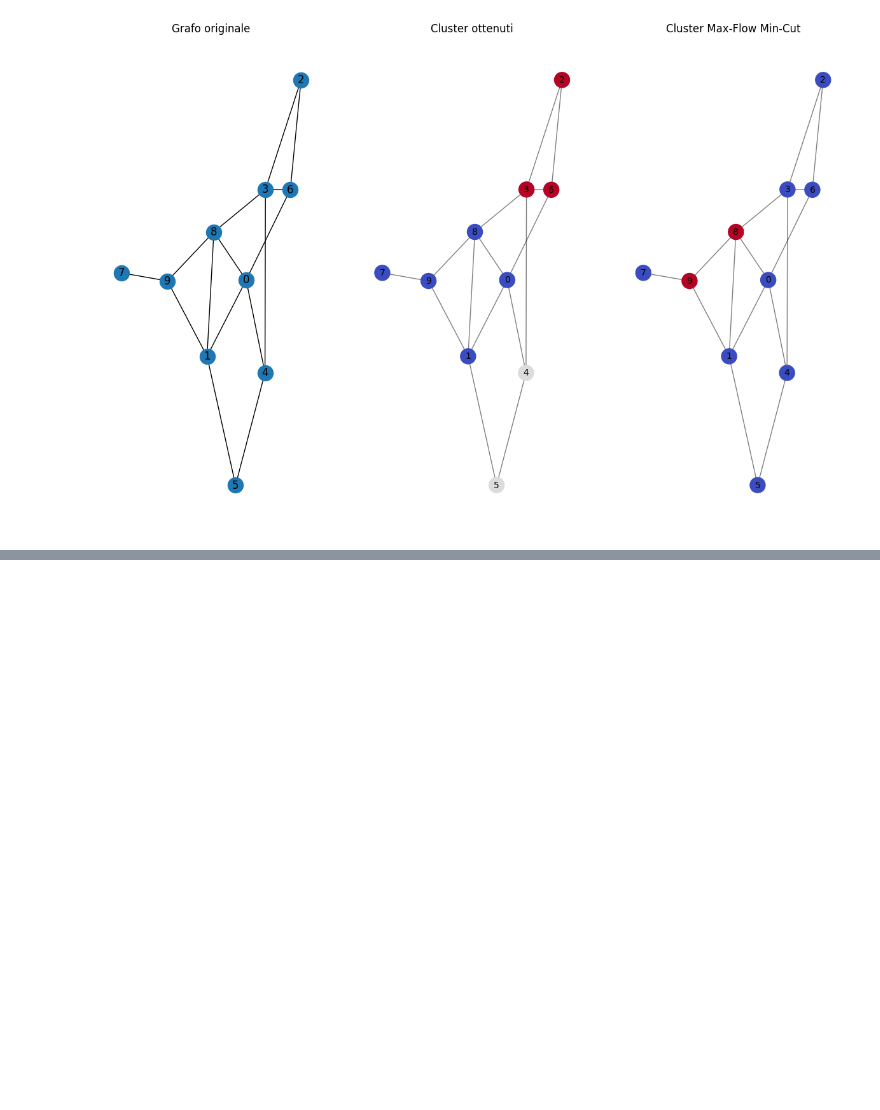
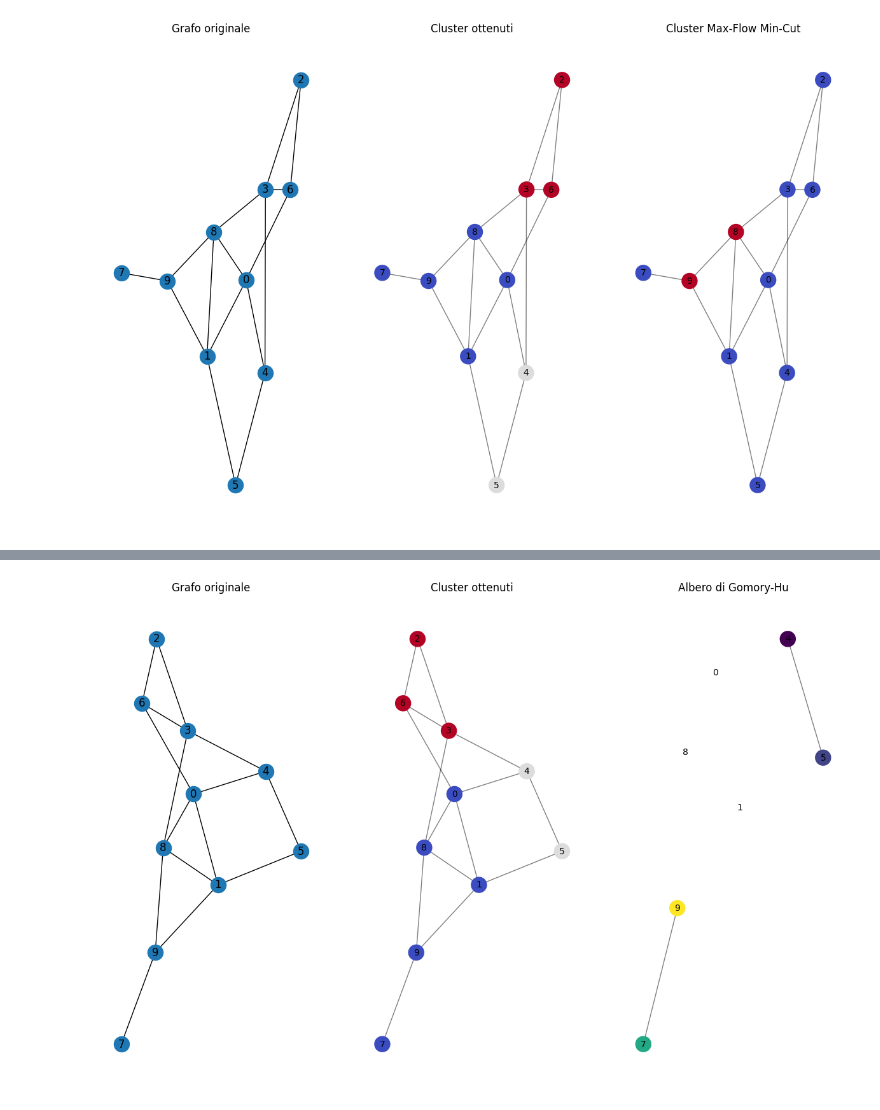
Before and after one commit to ele10-code/k-clustering, a Jupyter notebook: k-clustering.ipynb, the cells around one changed output, grey strips where cells are left out. Drawn from its saved outputs; the diff is of its cells as text; code cells hidden in the pictures; blank space fills up the shorter version.

Commit message:
albero di Gomory-Hu

```diff
--- a/k-clustering.ipynb
+++ b/k-clustering.ipynb
@@ -288,0 +350,77 @@ Archi del multi-cut:
+# %%
+import networkx as nx
+import matplotlib.pyplot as plt
+import pulp
+
+# Imposta le opzioni di stampa del solver a "normale"
+pulp.LpSolverDefault.msg = 0
+
+
+
+def gomory_hu_tree(graph):
+    # Creazione del problema di programmazione lineare intera (IP)
+    prob = pulp.LpProblem("Gomory_Hu_Tree", pulp.LpMinimize)
+
+    # Variabili continue che rappresentano i flussi sugli archi dell'albero di Gomory-Hu
+    flows = pulp.LpVariable.dicts("flow", [(min(u, v), max(u, v)) for u, v in graph.edges()], lowBound=0, upBound=1, cat=pulp.LpContinuous)
+
+    # Funzione obiettivo: minimizzare la somma dei flussi sugli archi
+    prob += pulp.lpSum(flows[edge] for edge in flows)
+
+    # Vincoli di flusso per i nodi del grafo
+    for node in graph.nodes():
+        # Il flusso totale in uscita da un nodo deve essere uguale a 1
+        prob += pulp.lpSum(flows[(min(node, neighbor), max(node, neighbor))] for neighbor in graph.neighbors(node)) == 1
+
+    # Risoluzione del problema di programmazione lineare intera
+    prob.solve()
+
+    # Creazione dell'albero di Gomory-Hu
+    gomory_hu_tree = nx.Graph()
+    for edge in flows:
+        if pulp.value(flows[edge]) > 0.5:
+            gomory_hu_tree.add_edge(edge[0], edge[1])
+
+    return gomory_hu_tree
+
+# Esempio di utilizzo
+G = nx.gnm_random_graph(n=10, m=15, seed=42)
+
+# Calcolo dell'albero di Gomory-Hu
+gomory_hu_tree = gomory_hu_tree(G)
+
+# Per visualizzare i cluster
+pos = nx.spring_layout(G)  # Layout per posizionare i nodi
+plt.figure(figsize=(15, 10))  # Dimensione della figura
+
+# Prima visualizzazione: Grafo originale con etichette dei nodi
+plt.subplot(1, 3, 1)
+plt.axis("off")
+nx.draw_networkx(G, pos, with_labels=True)
+plt.title("Grafo originale")
+
+# Seconda visualizzazione: Cluster ottenuti da Louvain
+plt.subplot(1, 3, 2)
+plt.axis("off")
+# Coloriamo i nodi in base all'etichetta del cluster
+nx.draw_networkx_nodes(G, pos, node_size=300, cmap=plt.get_cmap("coolwarm"), node_color=list(partition.values()))
+nx.draw_networkx_edges(G, pos, alpha=0.5)
+# Aggiungi le label dei nodi originali (etichette dei nodi iniziali)
+node_labels = {node: str(node) for node in G.nodes()}
+nx.draw_networkx_labels(G, pos, labels=node_labels, font_size=10, font_color='black')
+plt.title("Cluster ottenuti")
+
+# Terza visualizzazione: Albero di Gomory-Hu
+plt.subplot(1, 3, 3)
+plt.axis("off")
+# Coloriamo i nodi dell'albero di Gomory-Hu con un diverso colormap
+nx.draw_networkx_nodes(gomory_hu_tree, pos, node_size=300, cmap=plt.get_cmap("viridis"), node_color=list(gomory_hu_tree.nodes()))
+nx.draw_networkx_edges(gomory_hu_tree, pos, alpha=0.5)
+# Aggiungi le label dei nodi originali (etichette dei nodi iniziali)
+node_labels = {node: str(node) for node in G.nodes()}
+nx.draw_networkx_labels(gomory_hu_tree, pos, labels=node_labels, font_size=10, font_color='black')
+plt.title("Albero di Gomory-Hu")
+
+plt.show()
+# %% [output]
+[figure, added]
```
Also changed, not shown: parts of 5 cells of this notebook, 1 other file.
